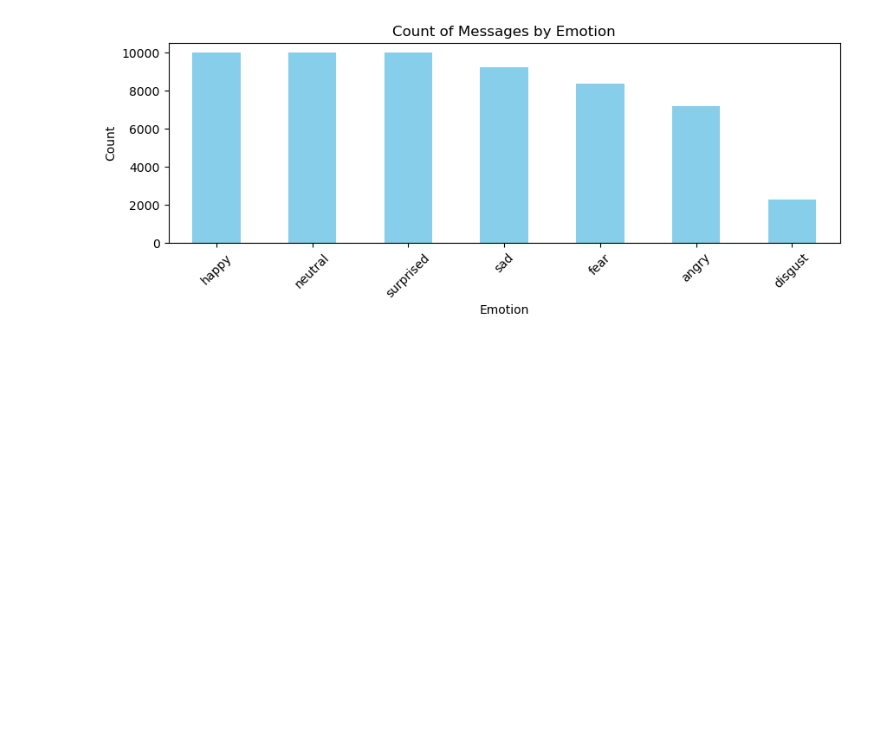
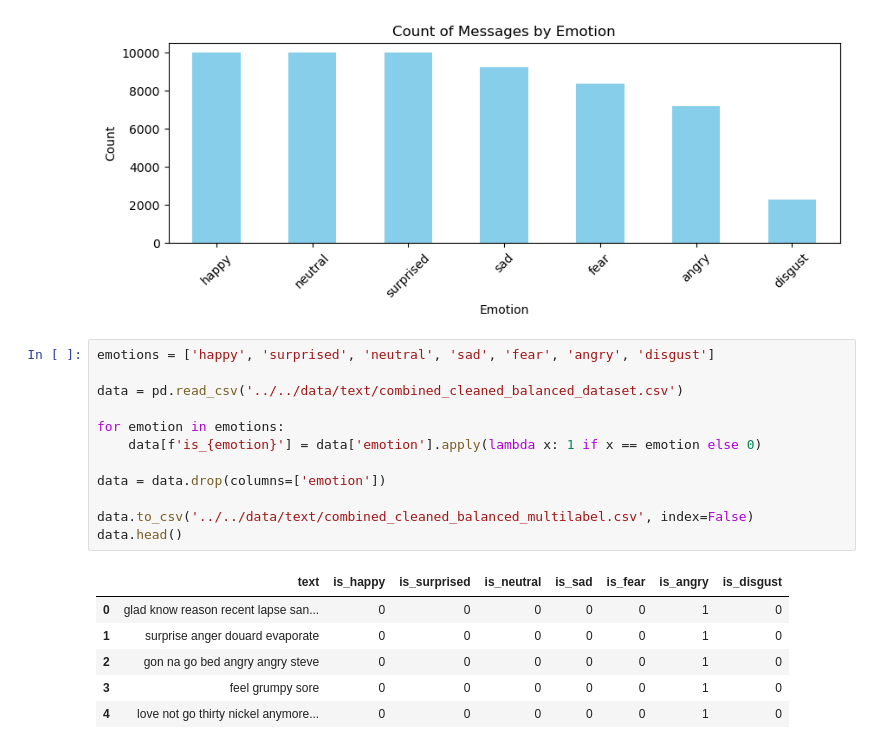
Before and after one commit to Dayfob/EmotionSensitiveVoiceAssistant, a Jupyter notebook: classification/text/preprocessing.ipynb, the cells around one changed output. Cells and saved outputs as stored; diff of their text form; blank space fills up the shorter version.

```diff
--- a/classification/text/preprocessing.ipynb
+++ b/classification/text/preprocessing.ipynb
@@ -298,3 +298,22 @@ plt.xticks(rotation=45)
 plt.show()
 # %% [output]
 [figure]
+# %%
+emotions = ['happy', 'surprised', 'neutral', 'sad', 'fear', 'angry', 'disgust']
+
+data = pd.read_csv('../../data/text/combined_cleaned_balanced_dataset.csv')
+
+for emotion in emotions:
+    data[f'is_{emotion}'] = data['emotion'].apply(lambda x: 1 if x == emotion else 0)
+
+data = data.drop(columns=['emotion'])
+
+data.to_csv('../../data/text/combined_cleaned_balanced_multilabel.csv', index=False)
+data.head()
+# %% [output]
+|  | text | is_happy | is_surprised | is_neutral | is_sad | is_fear | is_angry | is_disgust |
+| 0 | glad know reason recent lapse san... | 0 | 0 | 0 | 0 | 0 | 1 | 0 |
+| 1 | surprise anger douard evaporate | 0 | 0 | 0 | 0 | 0 | 1 | 0 |
+| 2 | gon na go bed angry angry steve | 0 | 0 | 0 | 0 | 0 | 1 | 0 |
+| 3 | feel grumpy sore | 0 | 0 | 0 | 0 | 0 | 1 | 0 |
+| 4 | love not go thirty nickel anymore... | 0 | 0 | 0 | 0 | 0 | 1 | 0 |
```
Also changed, not shown: 24 other files.
